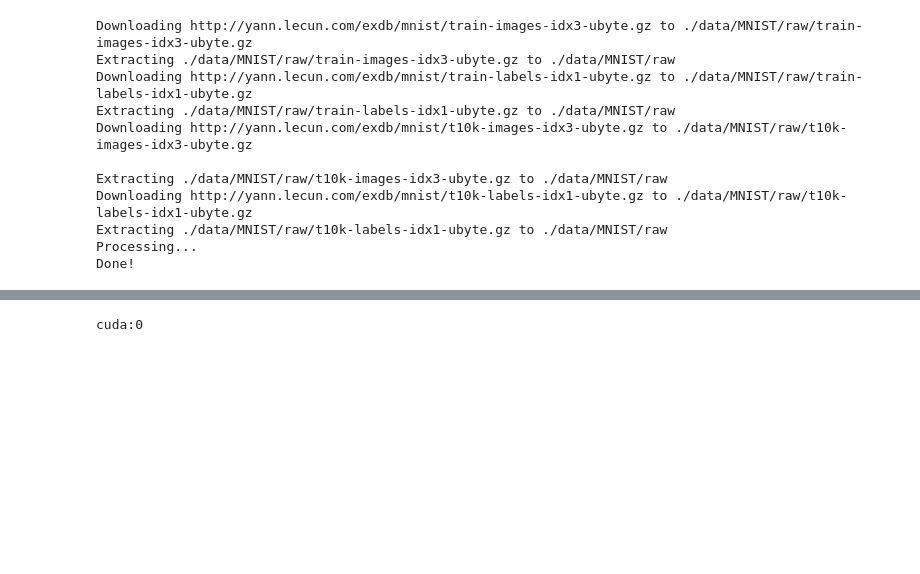
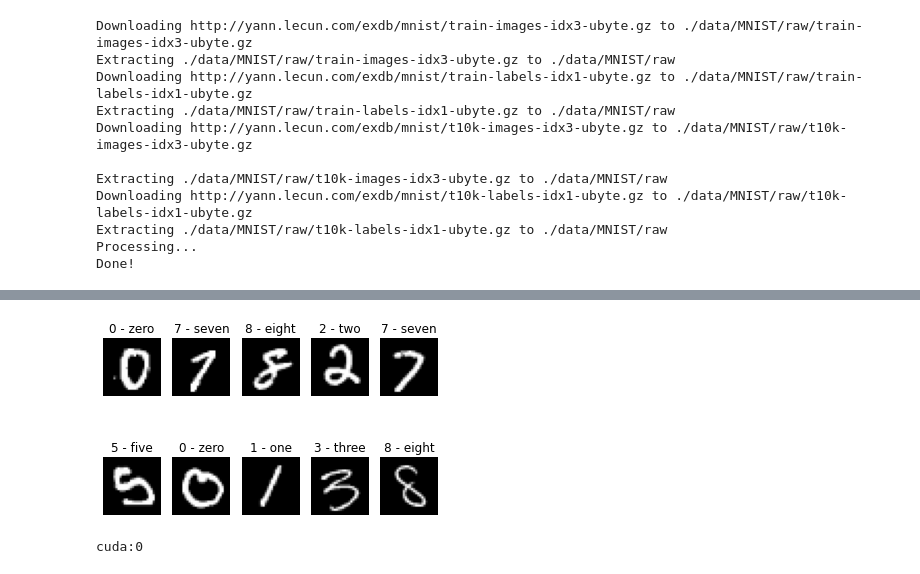
Before and after one commit to Ayazdani1997/AI-Spring-99-CA5, a Jupyter notebook: Recitation.ipynb, the cells around one changed output, grey strips where cells are left out. Saved outputs shown, nothing was run; the diff lists cells and outputs as text; code cells hidden in the pictures; blank space fills up the shorter version.

```diff
--- a/Recitation.ipynb
+++ b/Recitation.ipynb
@@ -49,15 +49,3 @@ train_loader = torch.utils.data.DataLoader(train_set, batch_size=32,
 
 test_loader = torch.utils.data.DataLoader(test_set, batch_size=32,
                                          shuffle=False, num_workers=16)
-# %%
-def imshow(img):
-    plt.imshow(img, cmap='gray')
-    plt.show()
-
-data_iter = iter(train_loader)
-data_iter.next()
-images, label = data_iter.next()
-
-# show image
-imshow(images[0])
-print('the class of this product is %s' % (train_set.classes[label[0]]))
@@ -69,3 +88,20 @@ classes = train_set.classes
+# %%
+def imshow(img_array, labels, classes):
+    _, axs = plt.subplots(2, 5)
+    for i in range(2):
+      for j in range(5):
+        axs[i][j].imshow(img_array[i * 5 + j], cmap='gray')
+        axs[i][j].set_title(classes[labels[i * 5 + j]])
+        axs[i][j].axis('off')
+    plt.show()
+
+data_iter = iter(train_loader)
+data_iter.next()
+images, labels = data_iter.next()
+
+imshow(images[0:10], labels[0:10], classes)
+# %% [output]
+[figure, added]
 # %%
 class Model(nn.Module):
     def __init__(self, class_num, act=F.relu):
```
Also changed, not shown: parts of 5 cells of this notebook.
